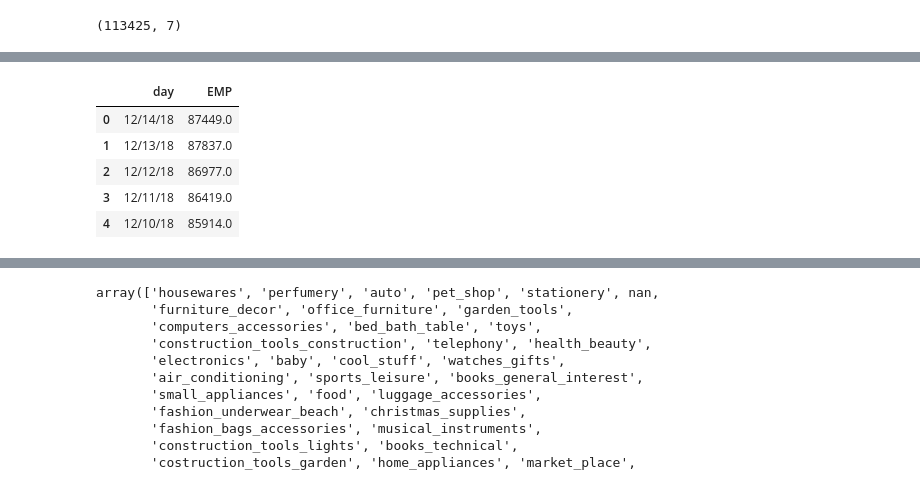
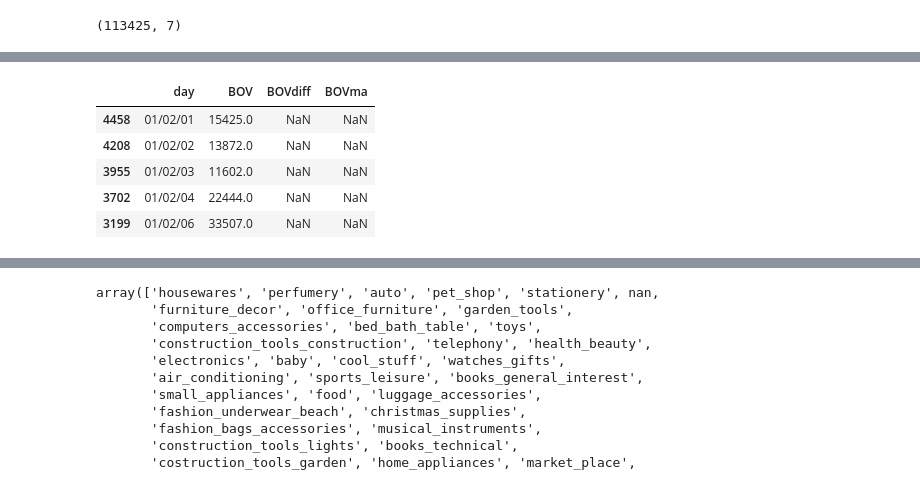
Before and after one commit to BShim92/BrazilianECommerce, a Jupyter notebook: ECommerceDataMerge.ipynb, the cells around one changed output, grey strips where cells are left out. Drawn from its saved outputs; the diff is of its cells as text; code cells hidden in the pictures.

```diff
--- a/ECommerceDataMerge.ipynb
+++ b/ECommerceDataMerge.ipynb
@@ -133,20 +133,26 @@ CPI_df['month'] = pd.to_datetime(CPI_df['month'])
 CPI_df['month'] = CPI_df['month'].dt.strftime('%m/%y')
 #CPI_df.head()
 # %%
+days = 10
+
 BOV_df = pd.DataFrame(responseBOV['dataset']['data'])
 
-BOV_df = BOV_df.rename(index=str, columns={0: "day", 1: "EMP"})
+BOV_df = BOV_df.rename(index=str, columns={0: "day", 1: "BOV"})
 
 BOV_df['day'] = pd.to_datetime(BOV_df['day'])
 BOV_df['day'] = BOV_df['day'].dt.strftime('%m/%d/%y')
+BOV_df['BOV'] = pd.to_numeric(BOV_df['BOV'])
+BOV_df = BOV_df.sort_values(by = 'day', ascending = True)
+BOV_df['BOVdiff'] = BOV_df['BOV'].diff(periods = days)
+BOV_df['BOVma'] = BOV_df['BOV'].rolling(window = days).mean()
 BOV_df.head()
 # %% [output]
-|  | day | EMP |
-| 0 | 12/14/18 | 87449.0 |
-| 1 | 12/13/18 | 87837.0 |
-| 2 | 12/12/18 | 86977.0 |
-| 3 | 12/11/18 | 86419.0 |
-| 4 | 12/10/18 | 85914.0 |
+|  | day | BOV | BOVdiff | BOVma |
+| 4458 | 01/02/01 | 15425.0 | NaN | NaN |
+| 4208 | 01/02/02 | 13872.0 | NaN | NaN |
+| 3955 | 01/02/03 | 11602.0 | NaN | NaN |
+| 3702 | 01/02/04 | 22444.0 | NaN | NaN |
+| 3199 | 01/02/06 | 33507.0 | NaN | NaN |
 # %%
 mergedf = pd.merge(mergedf, CPI_df, on = 'month', how = 'left')
 mergedf = pd.merge(mergedf, BOV_df, on = 'day', how = 'left')
```
Also changed, not shown: parts of 19 cells of this notebook.
